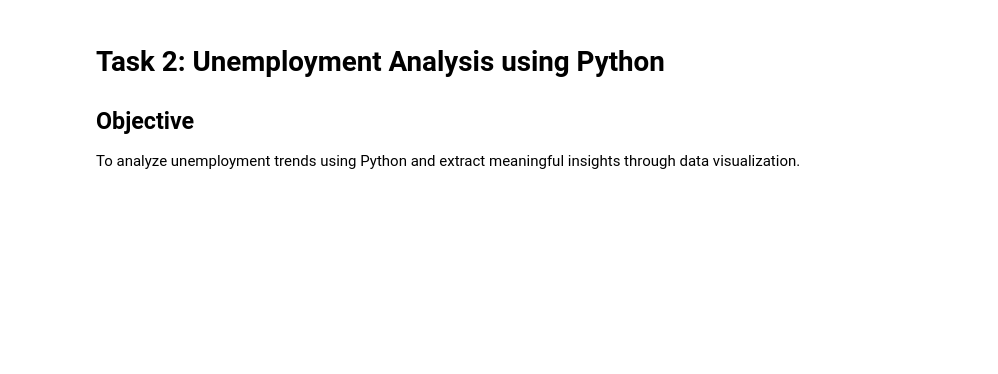
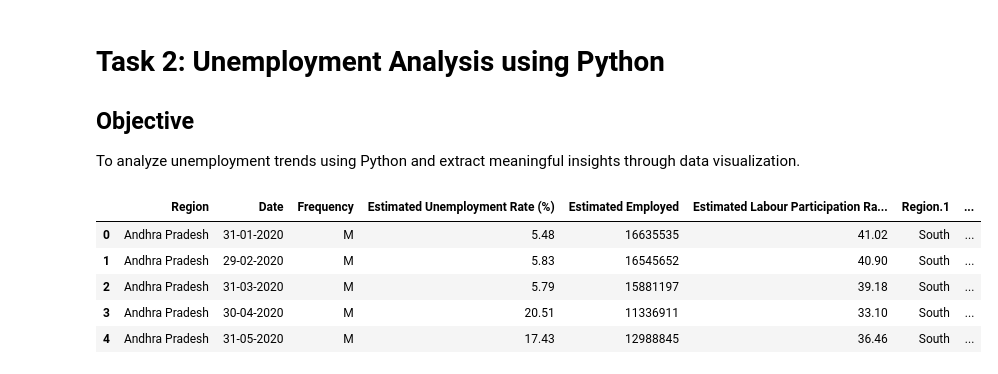
Before and after one commit to PatelNik8/OIBSIP, a Jupyter notebook: notebooks/task2_unemployment_analysis.ipynb, the cells around one changed output. Cells and saved outputs as stored; diff of their text form; code cells hidden in the pictures; blank space fills up the shorter version.

```diff
--- a/notebooks/task2_unemployment_analysis.ipynb
+++ b/notebooks/task2_unemployment_analysis.ipynb
@@ -9,5 +10,12 @@ import numpy as np
 import matplotlib.pyplot as plt
 import seaborn as sns
 # %%
-df = pd.read_csv("data/task2/unemployment.csv")
+df = pd.read_csv(r"../data/task2/Unemployment_Rate_upto_11_2020.csv")
 df.head()
+# %% [output]
+|  | Region | Date | Frequency | Estimated Unemployment Rate (%) | Estimated Employed | Estimated Labour Participation Ra... | Region.1 | ... |
+| 0 | Andhra Pradesh | 31-01-2020 | M | 5.48 | 16635535 | 41.02 | South | ... |
+| 1 | Andhra Pradesh | 29-02-2020 | M | 5.83 | 16545652 | 40.90 | South | ... |
+| 2 | Andhra Pradesh | 31-03-2020 | M | 5.79 | 15881197 | 39.18 | South | ... |
+| 3 | Andhra Pradesh | 30-04-2020 | M | 20.51 | 11336911 | 33.10 | South | ... |
+| 4 | Andhra Pradesh | 31-05-2020 | M | 17.43 | 12988845 | 36.46 | South | ... |
```
Also changed, not shown: parts of 18 cells of this notebook, 2 other files.
